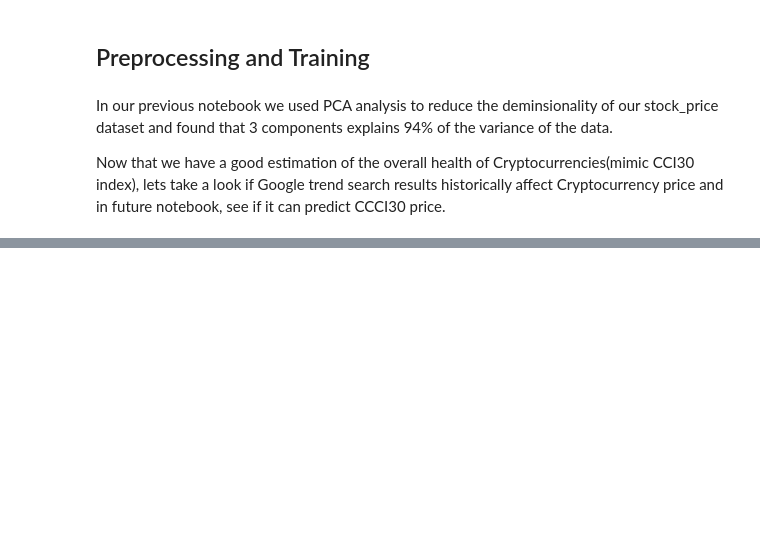
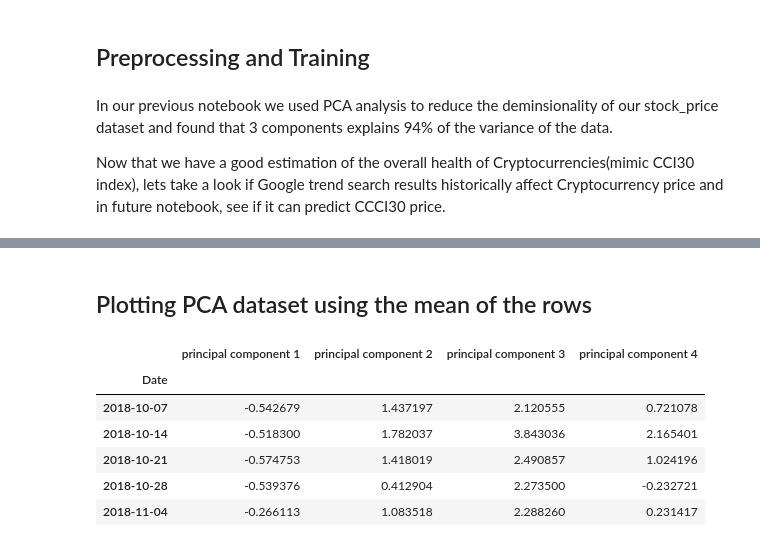
Before and after one commit to kenneykwan/Springboard, a Jupyter notebook: Capstone2-CCI30Index/Capstone 2 - Preprocessing and Training.ipynb, the cells around one changed output, grey strips where cells are left out. Drawn from its saved outputs; the diff is of its cells as text; code cells hidden in the pictures; blank space fills up the shorter version.

```diff
--- a/Capstone2-CCI30Index/Capstone 2 - Preprocessing and Training.ipynb
+++ b/Capstone2-CCI30Index/Capstone 2 - Preprocessing and Training.ipynb
@@ -84,0 +87,2 @@ memory usage: 6.2+ KB
+# %% [markdown]
+## Plotting PCA dataset using the mean of the rows
@@ -84,0 +91,10 @@ memory usage: 6.2+ KB
+# %%
+pca_dataset.head()
+# %% [output]
+|  | principal component 1 | principal component 2 | principal component 3 | principal component 4 |
+| Date |  |  |  |  |
+| 2018-10-07 | -0.542679 | 1.437197 | 2.120555 | 0.721078 |
+| 2018-10-14 | -0.518300 | 1.782037 | 3.843036 | 2.165401 |
+| 2018-10-21 | -0.574753 | 1.418019 | 2.490857 | 1.024196 |
+| 2018-10-28 | -0.539376 | 0.412904 | 2.273500 | -0.232721 |
+| 2018-11-04 | -0.266113 | 1.083518 | 2.288260 | 0.231417 |
```
Also changed, not shown: parts of 18 cells of this notebook, 4 other files.
